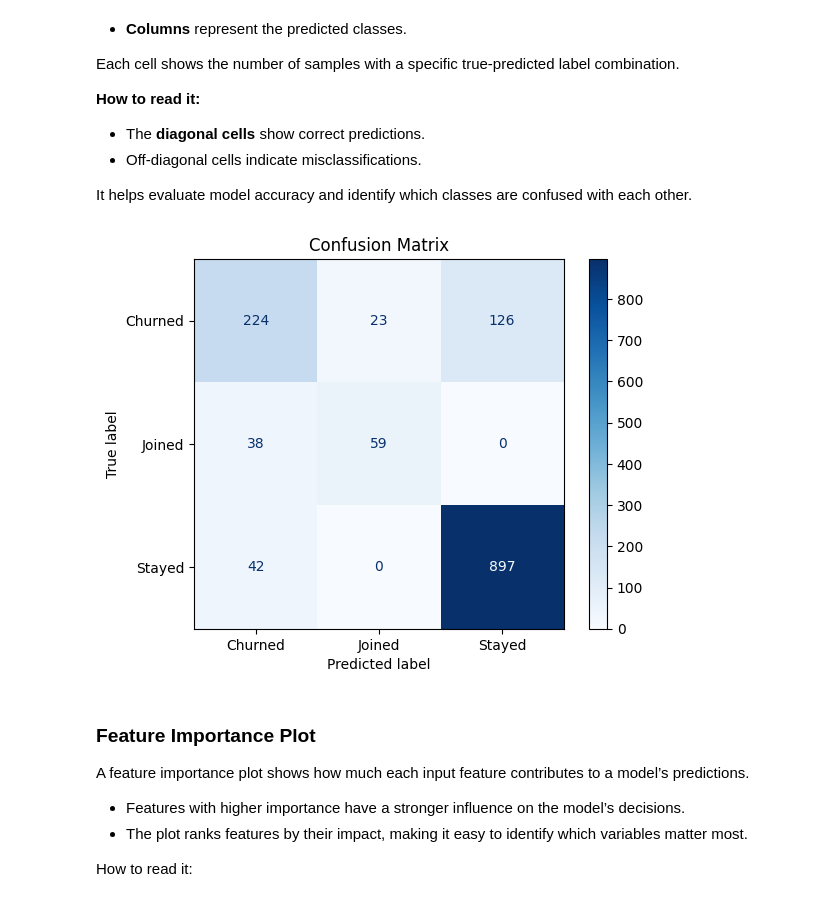
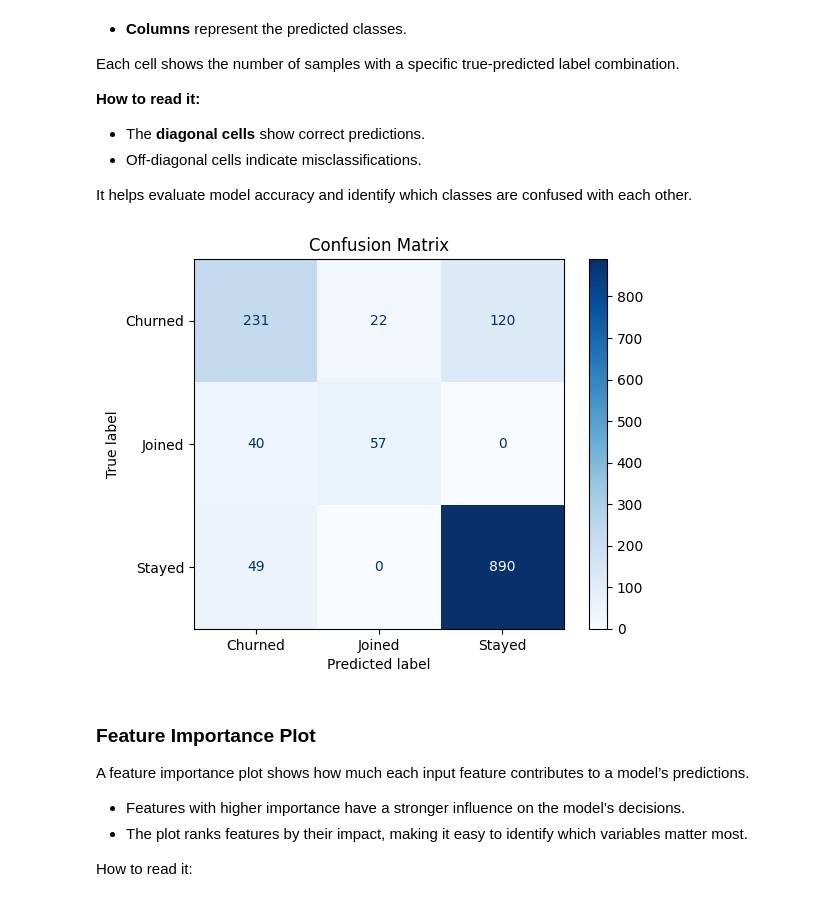
Before and after one commit to stoyanovgeorge/customer_churn_prediction, a Jupyter notebook: churn_prediction.ipynb, the cells around one changed output. Saved outputs shown, nothing was run; the diff lists cells and outputs as text; code cells hidden in the pictures.

```diff
--- a/churn_prediction.ipynb
+++ b/churn_prediction.ipynb
@@ -478,8 +478,9 @@ X["city"].nunique()
 # %% [markdown]
 I will apply frequency encoding for the `city`, replacing each city with the number of times it appears in the dataset.
 # %%
-city_freq = X["city"].value_counts()
-X["city_encoded"] = X["city"].map(city_freq)
+city_freq = X_train["city"].value_counts()
+X_train["city_encoded"] = X_train["city"].map(city_freq)
 
-X["city_encoded"].head()
+X_train.drop(columns=["city"], inplace=True)
+X_train.head()
 # %% [output]
@@ -519,0 +496,6 @@ df.head()
+# %%
+city_freq = X_test["city"].value_counts()
+X_test["city_encoded"] = X_test["city"].map(city_freq)
+
+X_test.drop(columns=["city"], inplace=True)
+X_test.head()
@@ -522,6 +512,13 @@ df.head()
 
 The remaining categorical features have a relatively low number of unique values and it is safe to apply OneHotEncoder for their features. This method creates binary indicator columns for each category, allowing the model to interpret categorical data without imposing any ordinal relationship.
 # %%
-from sklearn.preprocessing import OneHotEncoder
+# Auto detection of categorical columns of type object
+categorical_cols = X_train.select_dtypes(include=["object", "category"]).columns.tolist()
 
-categorical_cols = df.select_dtypes(include=["object"]).columns.tolist()
+# Initializing a preprocessor with OneHotEncoder and pass through the others
+preprocessor = ColumnTransformer(
+    transformers=[
+        ("cat", OneHotEncoder(handle_unknown="ignore"), categorical_cols)
+    ],
+    remainder="passthrough"
+)
@@ -588,12 +575,9 @@ Best accuracy: 0.8427417766087052
 ### Training the Random Forest Classifier
 Re-training the Random Forest Classifier using the best parameters found by the GridSearch algorithm.
 # %%
-best_params = {
-    'n_estimators': grid.best_params_["n_estimators"],
-    'max_depth': grid.best_params_["max_depth"],
-    'random_state': 42
-}
+# Get the best pipeline (which includes preprocessing)
+best_pipeline = grid_search.best_estimator_
 
-model = RandomForestClassifier(**best_params)
-
-model.fit(X_train, y_train)
+# Extract the preprocessor and model
+preprocessor = best_pipeline.named_steps['preprocessor']  # Fitted ColumnTransformer
+best_model = best_pipeline.named_steps['classifier']   # Fitted RandomForest
@@ -638,21 +601,21 @@ It helps evaluate model accuracy and identify which classes are confused with ea
 # %%
 label_map = [
     "Churned",
     "Joined",
     "Stayed"
 ]
 
 ConfusionMatrixDisplay.from_estimator(
-    model,
+    best_pipeline,
     X_test, y_test,
     display_labels=label_map,
     cmap='Blues'
 )
 
 plt.title("Confusion Matrix")
 plt.show()
 # %% [output]
-[figure, old version]
+[figure, new version]
 # %% [markdown]
 ### Feature Importance Plot
 A feature importance plot shows how much each input feature contributes to a model’s predictions.
```
Also changed, not shown: parts of 14 cells of this notebook, 3 other files.
